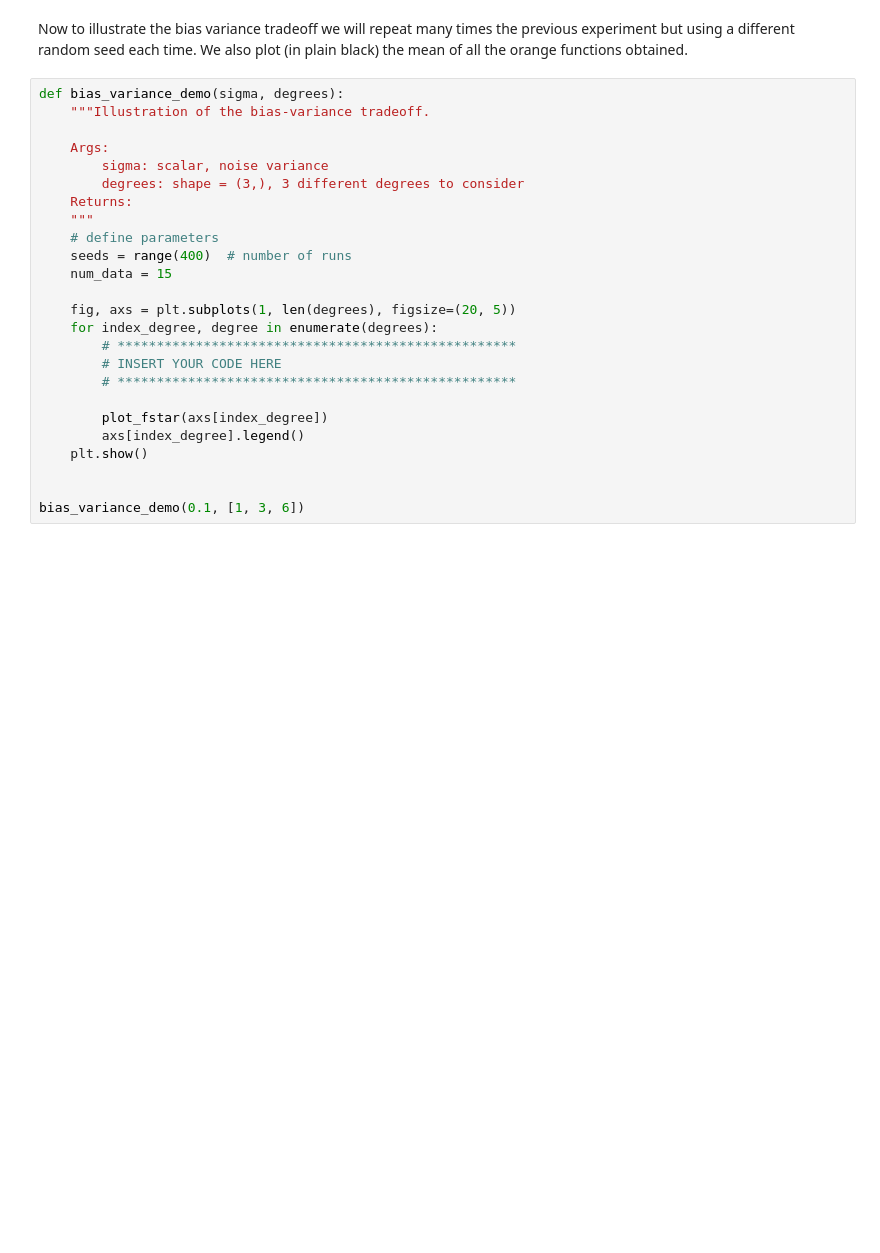
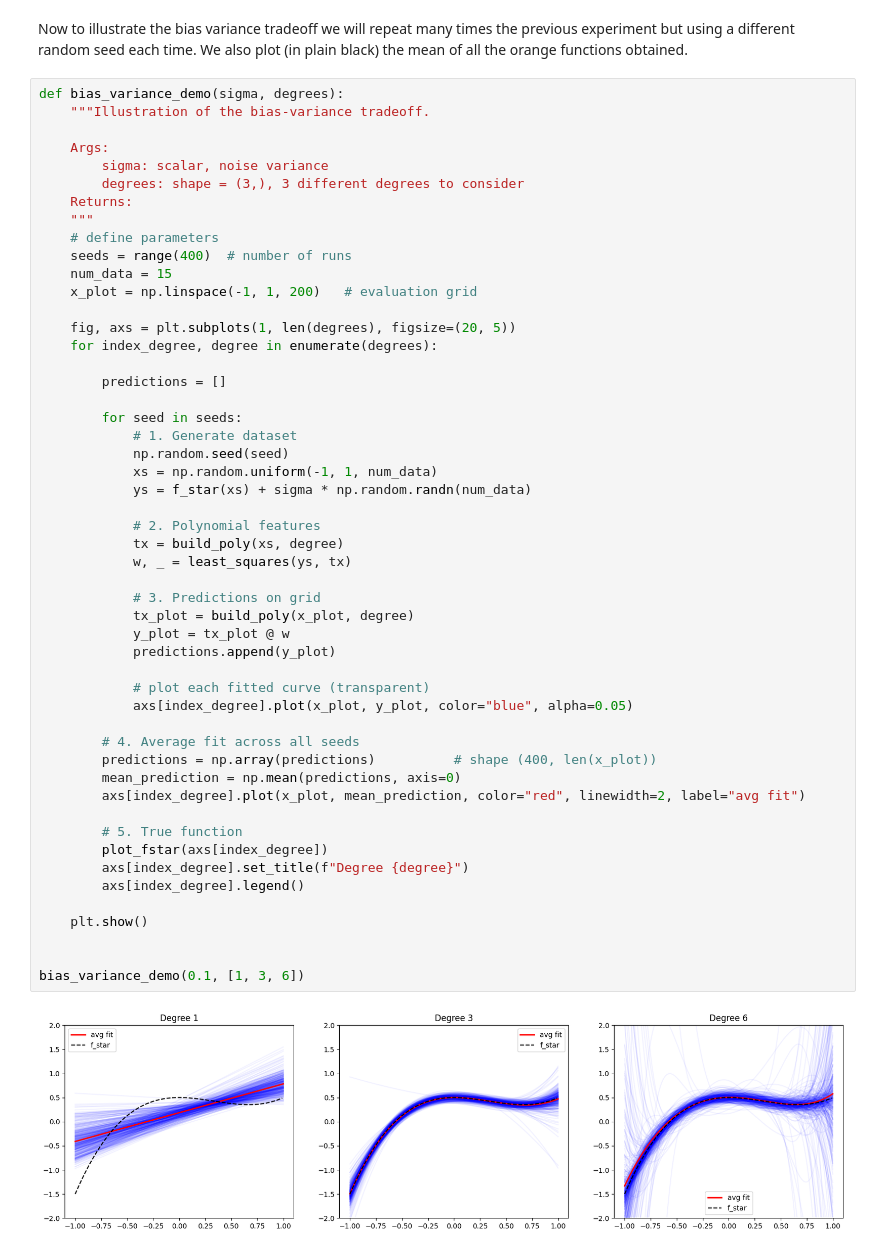
Before and after one commit to nutemmax/ML_course, a Jupyter notebook: labs/ex04/template/ex04.ipynb, the cells around one changed output. Drawn from its saved outputs; the diff is of its cells as text; blank space fills up the shorter version.

```diff
--- a/labs/ex04/template/ex04.ipynb
+++ b/labs/ex04/template/ex04.ipynb
@@ -258,28 +333,56 @@ Now to illustrate the bias variance tradeoff we will repeat many times the previ
 # %%
 def bias_variance_demo(sigma, degrees):
     """Illustration of the bias-variance tradeoff.
 
     Args:
         sigma: scalar, noise variance
         degrees: shape = (3,), 3 different degrees to consider
     Returns:
     """
     # define parameters
     seeds = range(400)  # number of runs
     num_data = 15
+    x_plot = np.linspace(-1, 1, 200)   # evaluation grid
 
     fig, axs = plt.subplots(1, len(degrees), figsize=(20, 5))
     for index_degree, degree in enumerate(degrees):
-        # ***************************************************
-        # INSERT YOUR CODE HERE
-        # ***************************************************
 
+        predictions = []
+
+        for seed in seeds:
+            # 1. Generate dataset
+            np.random.seed(seed)
+            xs = np.random.uniform(-1, 1, num_data)
+            ys = f_star(xs) + sigma * np.random.randn(num_data)
+
+            # 2. Polynomial features
+            tx = build_poly(xs, degree)
+            w, _ = least_squares(ys, tx)
+
+            # 3. Predictions on grid
+            tx_plot = build_poly(x_plot, degree)
+            y_plot = tx_plot @ w
+            predictions.append(y_plot)
+
+            # plot each fitted curve (transparent)
+            axs[index_degree].plot(x_plot, y_plot, color="blue", alpha=0.05)
+
+        # 4. Average fit across all seeds
+        predictions = np.array(predictions)          # shape (400, len(x_plot))
+        mean_prediction = np.mean(predictions, axis=0)
+        axs[index_degree].plot(x_plot, mean_prediction, color="red", linewidth=2, label="avg fit")
+
+        # 5. True function
         plot_fstar(axs[index_degree])
+        axs[index_degree].set_title(f"Degree {degree}")
         axs[index_degree].legend()
+
     plt.show()
 
 
 bias_variance_demo(0.1, [1, 3, 6])
+# %% [output]
+[figure, added]
 # %% [markdown]
 Your output should ressemble to this:
 ![alt text](bias_variance.png)
```
Also changed, not shown: parts of 7 cells of this notebook, 2 other files.
